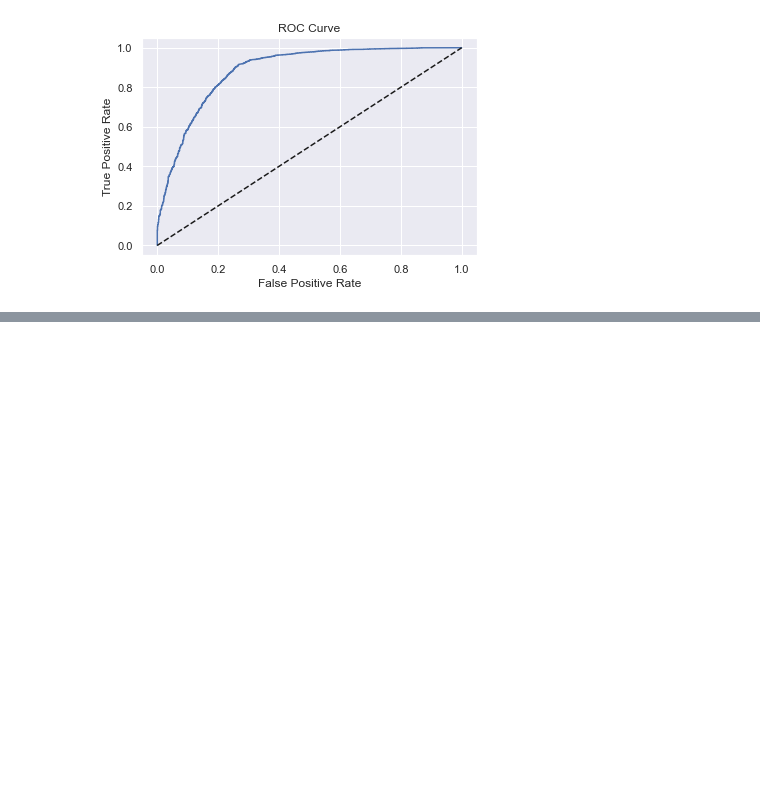
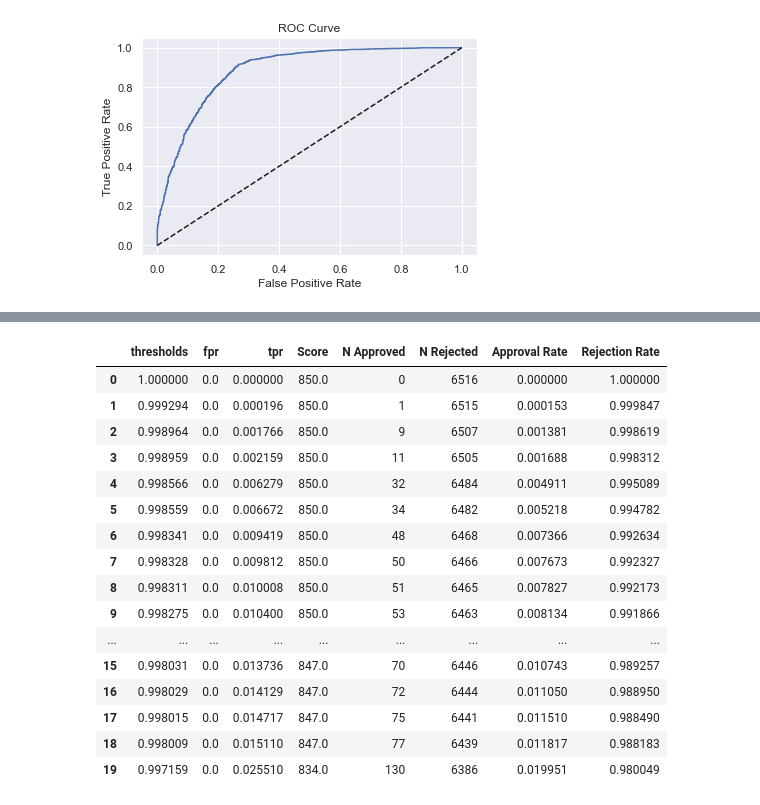
Before and after one commit to harryzyz/CreditRiskDemo, a Jupyter notebook: case1/PD_Model.ipynb, the cells around one changed output, grey strips where cells are left out. Saved outputs shown, nothing was run; the diff lists cells and outputs as text; code cells hidden in the pictures; blank space fills up the shorter version.

```diff
--- a/case1/PD_Model.ipynb
+++ b/case1/PD_Model.ipynb
@@ -1080,0 +1154,2 @@ Text(0.5, 1.0, 'ROC Curve')
+# %%
+df_cutoffs['Score'] = ((np.log(df_cutoffs['thresholds'] / (1 - df_cutoffs['thresholds'])) - min_sum_coef) *((max_score - min_score)/(max_sum_coef - min_sum_coef)) + min_score).round()
@@ -1080,0 +1176,2 @@ Text(0.5, 1.0, 'ROC Curve')
+# %%
+df_cutoffs['Score'][0:12] = max_score
@@ -1080,0 +1215,28 @@ Text(0.5, 1.0, 'ROC Curve')
+# %%
+def n_approved(p):
+    return np.where(df_actual_predicted_probs['y_hat_proba']>= p, 1, 0).sum()
+# %%
+df_cutoffs['N Approved'] = df_cutoffs['thresholds'].apply(n_approved)
+df_cutoffs['N Rejected'] = df_actual_predicted_probs['y_hat_proba'].shape[0] - df_cutoffs['N Approved']
+df_cutoffs['Approval Rate'] = df_cutoffs['N Approved'] / df_actual_predicted_probs['y_hat_proba'].shape[0]
+df_cutoffs['Rejection Rate'] = 1 - df_cutoffs['Approval Rate']
+# %%
+df_cutoffs.head(20)
+# %% [output]
+|  | thresholds | fpr | tpr | Score | N Approved | N Rejected | Approval Rate | Rejection Rate |
+| 0 | 1.000000 | 0.0 | 0.000000 | 850.0 | 0 | 6516 | 0.000000 | 1.000000 |
+| 1 | 0.999294 | 0.0 | 0.000196 | 850.0 | 1 | 6515 | 0.000153 | 0.999847 |
+| 2 | 0.998964 | 0.0 | 0.001766 | 850.0 | 9 | 6507 | 0.001381 | 0.998619 |
+| 3 | 0.998959 | 0.0 | 0.002159 | 850.0 | 11 | 6505 | 0.001688 | 0.998312 |
+| 4 | 0.998566 | 0.0 | 0.006279 | 850.0 | 32 | 6484 | 0.004911 | 0.995089 |
+| 5 | 0.998559 | 0.0 | 0.006672 | 850.0 | 34 | 6482 | 0.005218 | 0.994782 |
+| 6 | 0.998341 | 0.0 | 0.009419 | 850.0 | 48 | 6468 | 0.007366 | 0.992634 |
+| 7 | 0.998328 | 0.0 | 0.009812 | 850.0 | 50 | 6466 | 0.007673 | 0.992327 |
+| 8 | 0.998311 | 0.0 | 0.010008 | 850.0 | 51 | 6465 | 0.007827 | 0.992173 |
+| 9 | 0.998275 | 0.0 | 0.010400 | 850.0 | 53 | 6463 | 0.008134 | 0.991866 |
+| ... | ... | ... | ... | ... | ... | ... | ... | ... |
+| 15 | 0.998031 | 0.0 | 0.013736 | 847.0 | 70 | 6446 | 0.010743 | 0.989257 |
+| 16 | 0.998029 | 0.0 | 0.014129 | 847.0 | 72 | 6444 | 0.011050 | 0.988950 |
+| 17 | 0.998015 | 0.0 | 0.014717 | 847.0 | 75 | 6441 | 0.011510 | 0.988490 |
+| 18 | 0.998009 | 0.0 | 0.015110 | 847.0 | 77 | 6439 | 0.011817 | 0.988183 |
+| 19 | 0.997159 | 0.0 | 0.025510 | 834.0 | 130 | 6386 | 0.019951 | 0.980049 |
```
Also changed, not shown: parts of 26 cells of this notebook, 2 other files.
